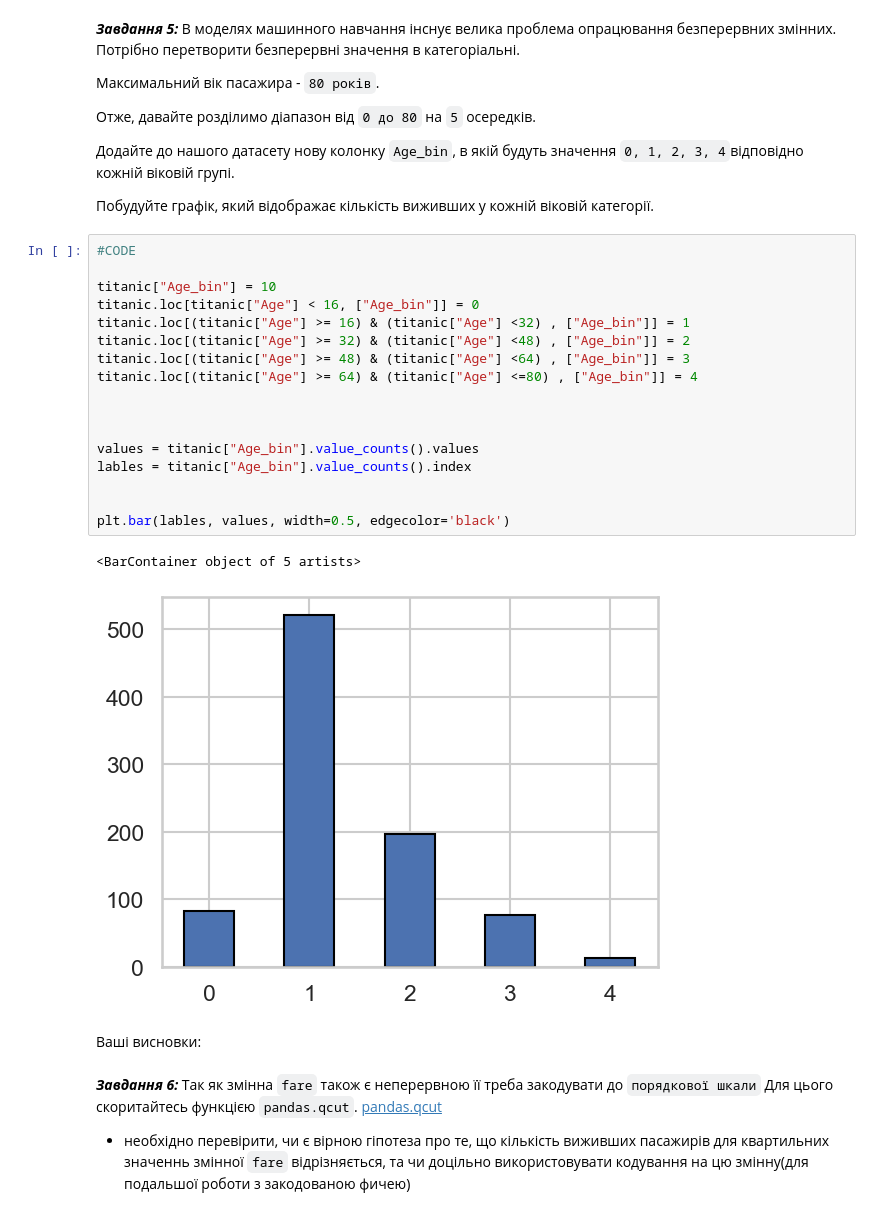
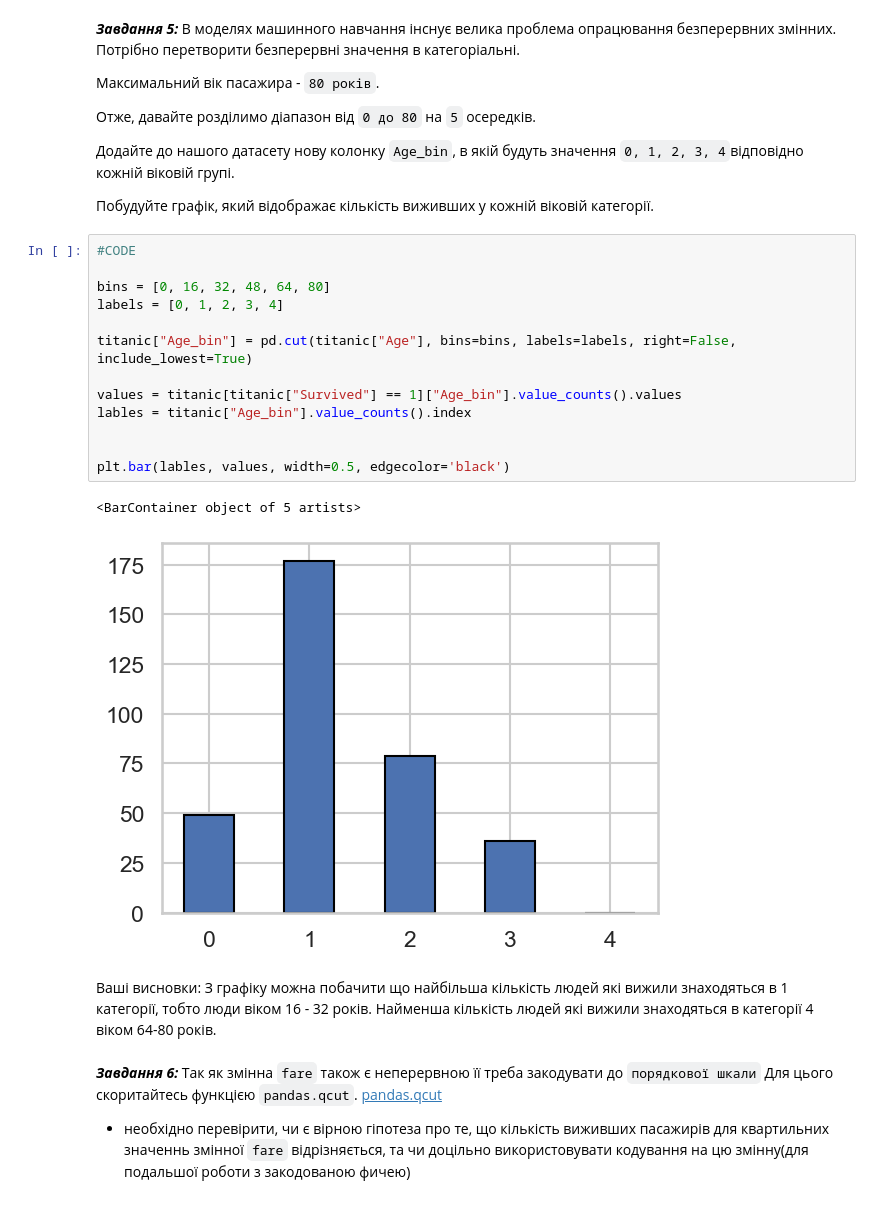
Before and after one commit to Sidoryak-Ostap/basics-of-ai, a Jupyter notebook: lab_3/Task3_basic_ai_ad.ipynb, the cells around one changed output. Cells and saved outputs as stored; diff of their text form.

````diff
--- a/lab_3/Task3_basic_ai_ad.ipynb
+++ b/lab_3/Task3_basic_ai_ad.ipynb
@@ -165,28 +164,25 @@ skipped_values(newdf)
 Додайте до нашого датасету нову колонку ```Age_bin```, в якій будуть значення ```0, 1, 2, 3, 4```відповідно кожній віковій групі.
 
 Побудуйте графік, який відображає кількість виживших у кожній віковій категорії.
-# %%
-#CODE
-
-titanic["Age_bin"] = 10
-titanic.loc[titanic["Age"] < 16, ["Age_bin"]] = 0
-titanic.loc[(titanic["Age"] >= 16) & (titanic["Age"] <32) , ["Age_bin"]] = 1
-titanic.loc[(titanic["Age"] >= 32) & (titanic["Age"] <48) , ["Age_bin"]] = 2
-titanic.loc[(titanic["Age"] >= 48) & (titanic["Age"] <64) , ["Age_bin"]] = 3
-titanic.loc[(titanic["Age"] >= 64) & (titanic["Age"] <=80) , ["Age_bin"]] = 4
-
-
-
-values = titanic["Age_bin"].value_counts().values
-lables = titanic["Age_bin"].value_counts().index
-
-
-plt.bar(lables, values, width=0.5, edgecolor='black')
-# %% [output]
-<BarContainer object of 5 artists>
-[figure, removed]
-# %% [markdown]
-Ваші висновки:
+# %%
+#CODE
+
+bins = [0, 16, 32, 48, 64, 80]
+labels = [0, 1, 2, 3, 4]
+
+titanic["Age_bin"] = pd.cut(titanic["Age"], bins=bins, labels=labels, right=False, include_lowest=True)
+
+values = titanic[titanic["Survived"] == 1]["Age_bin"].value_counts().values
+lables = titanic["Age_bin"].value_counts().index
+
+
+plt.bar(lables, values, width=0.5, edgecolor='black')
+# %% [output]
+<BarContainer object of 5 artists>
+[figure, added]
+# %% [markdown]
+Ваші висновки: З графіку можна побачити що найбільша кількість людей які вижили знаходяться в 1 категорії, тобто люди віком 16 - 32 років.
+Найменша кількість людей які вижили знаходяться в категорії 4 віком 64-80 років.
 # %% [markdown]
 ***Завдання 6:*** Так як змінна ```fare``` також є неперервною її треба закодувати до ```порядкової шкали```
 Для цього скоритайтесь функцією ```pandas.qcut```.
````
Also changed, not shown: parts of 20 cells of this notebook.
